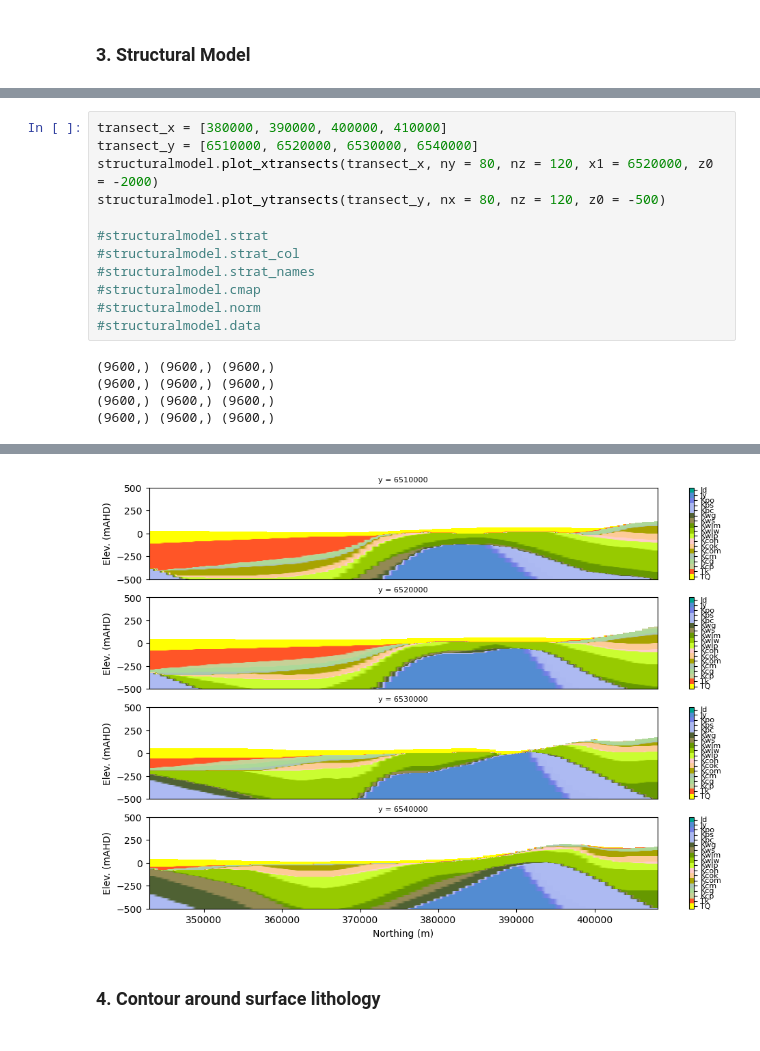
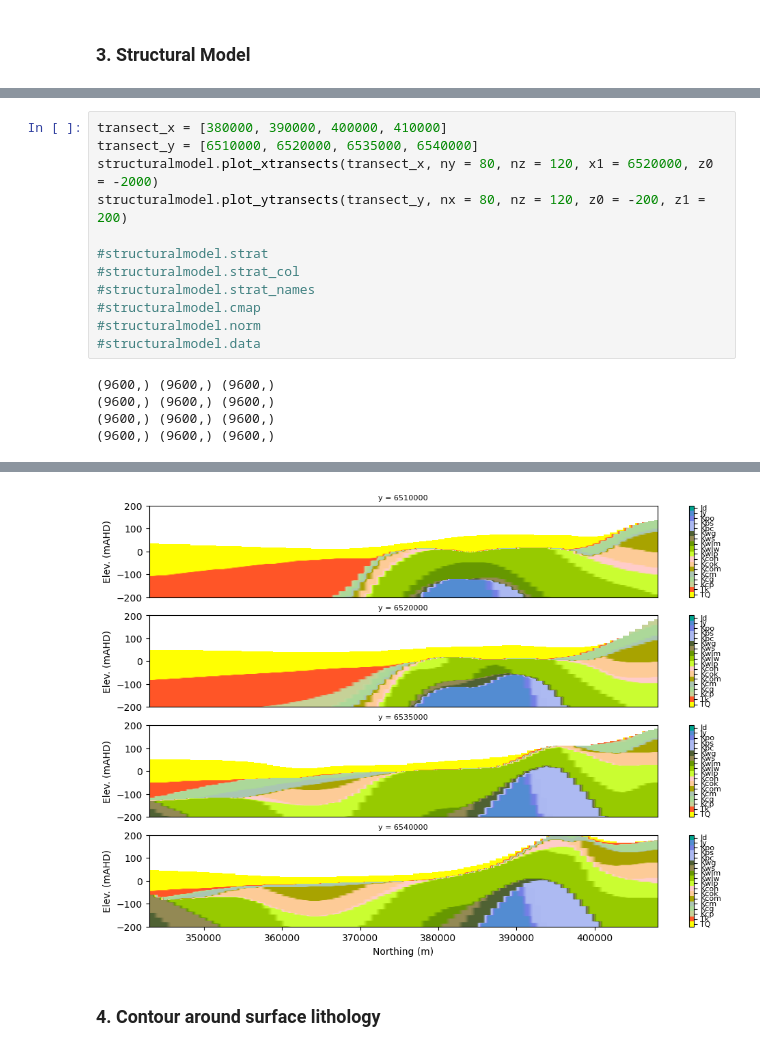
Before and after one commit to malvina-chmielarski/Otorowiri, a Jupyter notebook: scripts/main_script.ipynb, the cells around one changed output, grey strips where cells are left out. Cells and saved outputs as stored; diff of their text form.

```diff
--- a/scripts/main_script.ipynb
+++ b/scripts/main_script.ipynb
@@ -113,22 +142,22 @@ WARNING: 2025-02-06 16:07:45,498: __init__.py:25 -- Cannot use LoopProjectfilePr
 # %%
 transect_x = [380000, 390000, 400000, 410000]
-transect_y = [6510000, 6520000, 6530000, 6540000]
+transect_y = [6510000, 6520000, 6535000, 6540000]
 structuralmodel.plot_xtransects(transect_x, ny = 80, nz = 120, x1 = 6520000, z0 = -2000)
-structuralmodel.plot_ytransects(transect_y, nx = 80, nz = 120, z0 = -500)
+structuralmodel.plot_ytransects(transect_y, nx = 80, nz = 120, z0 = -200, z1 = 200)
 
 #structuralmodel.strat
 #structuralmodel.strat_col
 #structuralmodel.strat_names
 #structuralmodel.cmap
 #structuralmodel.norm
 #structuralmodel.data
 # %% [output]
 (9600,) (9600,) (9600,)
 (9600,) (9600,) (9600,)
 (9600,) (9600,) (9600,)
 (9600,) (9600,) (9600,)
 [figure]
-[figure, old version]
+[figure, new version]
 # %% [markdown]
 ### 4. Contour around surface lithology
 # %%
```
Also changed, not shown: parts of 29 cells of this notebook, 4 other files.
